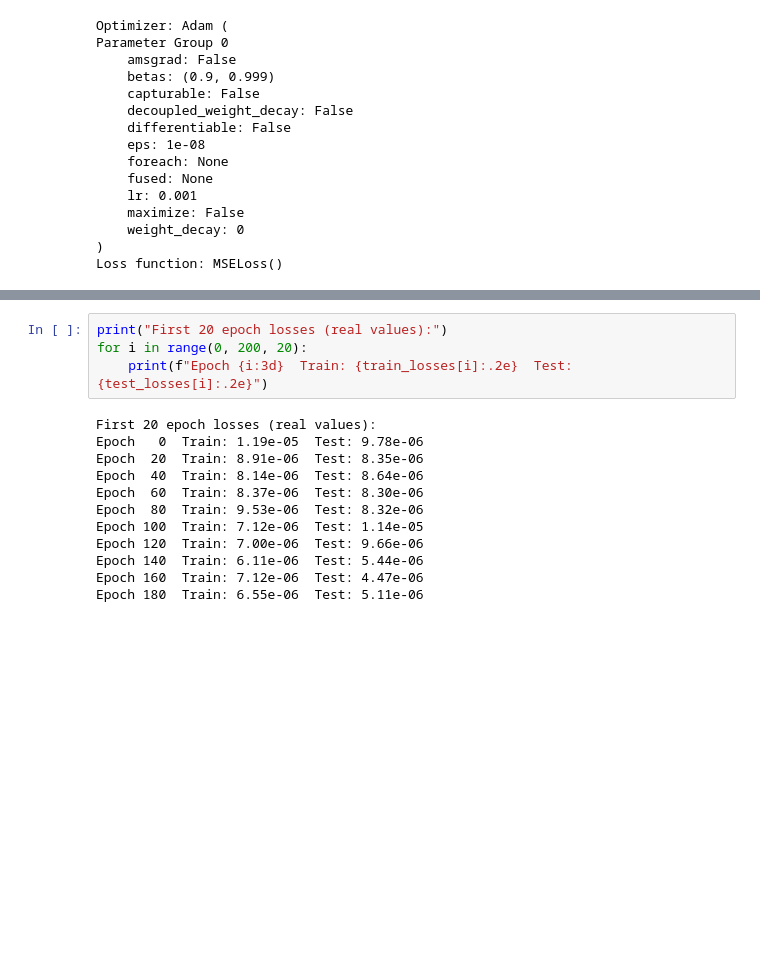
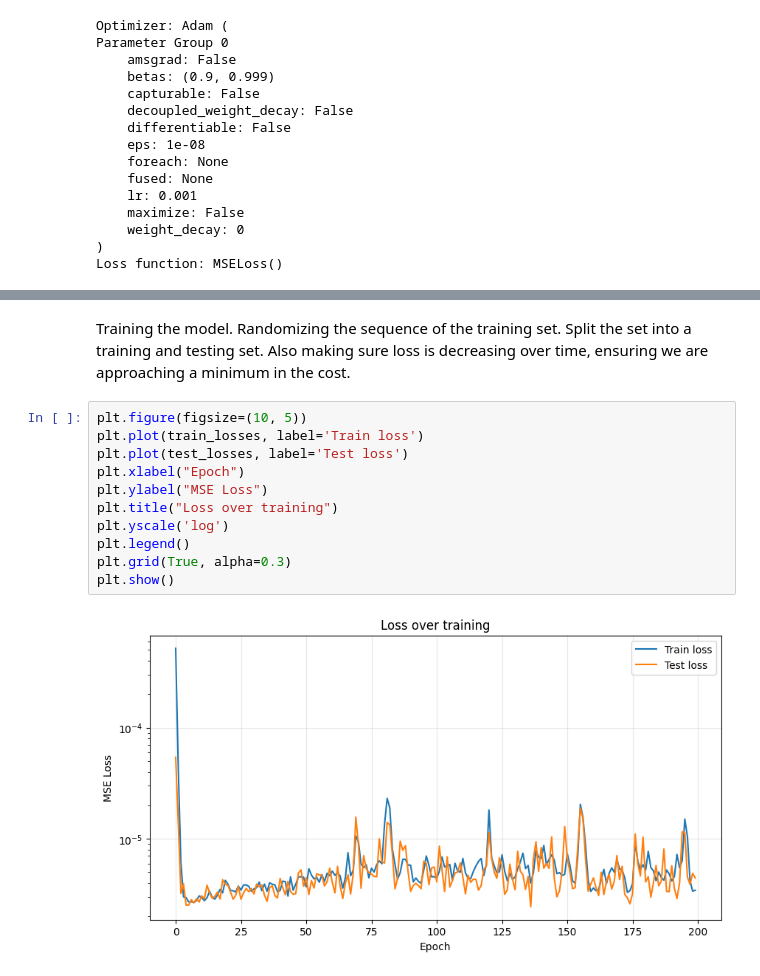
Before and after one commit to james-613/Simple-Mie-Theory-Neural-Network, a Jupyter notebook: simple_mie_theory_NN.ipynb, the cells around one changed output, grey strips where cells are left out. Drawn from its saved outputs; the diff is of its cells as text; blank space fills up the shorter version.

```diff
--- a/simple_mie_theory_NN.ipynb
+++ b/simple_mie_theory_NN.ipynb
@@ -286,18 +286,17 @@ Epoch 180  Train Loss: 0.0000  Test Loss: 0.0000
 
 Training complete!
-# %%
-print("First 20 epoch losses (real values):")
-for i in range(0, 200, 20):
-    print(f"Epoch {i:3d}  Train: {train_losses[i]:.2e}  Test: {test_losses[i]:.2e}")
-# %% [output]
-First 20 epoch losses (real values):
-Epoch   0  Train: 1.19e-05  Test: 9.78e-06
-Epoch  20  Train: 8.91e-06  Test: 8.35e-06
-Epoch  40  Train: 8.14e-06  Test: 8.64e-06
-Epoch  60  Train: 8.37e-06  Test: 8.30e-06
-Epoch  80  Train: 9.53e-06  Test: 8.32e-06
-Epoch 100  Train: 7.12e-06  Test: 1.14e-05
-Epoch 120  Train: 7.00e-06  Test: 9.66e-06
-Epoch 140  Train: 6.11e-06  Test: 5.44e-06
-Epoch 160  Train: 7.12e-06  Test: 4.47e-06
-Epoch 180  Train: 6.55e-06  Test: 5.11e-06
+# %% [markdown]
+Training the model. Randomizing the sequence of the training set. Split the set into a training and testing set. Also making sure loss is decreasing over time, ensuring we are approaching a minimum in the cost.
+# %%
+plt.figure(figsize=(10, 5))
+plt.plot(train_losses, label='Train loss')
+plt.plot(test_losses, label='Test loss')
+plt.xlabel("Epoch")
+plt.ylabel("MSE Loss")
+plt.title("Loss over training")
+plt.yscale('log')
+plt.legend()
+plt.grid(True, alpha=0.3)
+plt.show()
+# %% [output]
+[figure, added]
```
Also changed, not shown: parts of 2 cells of this notebook.
